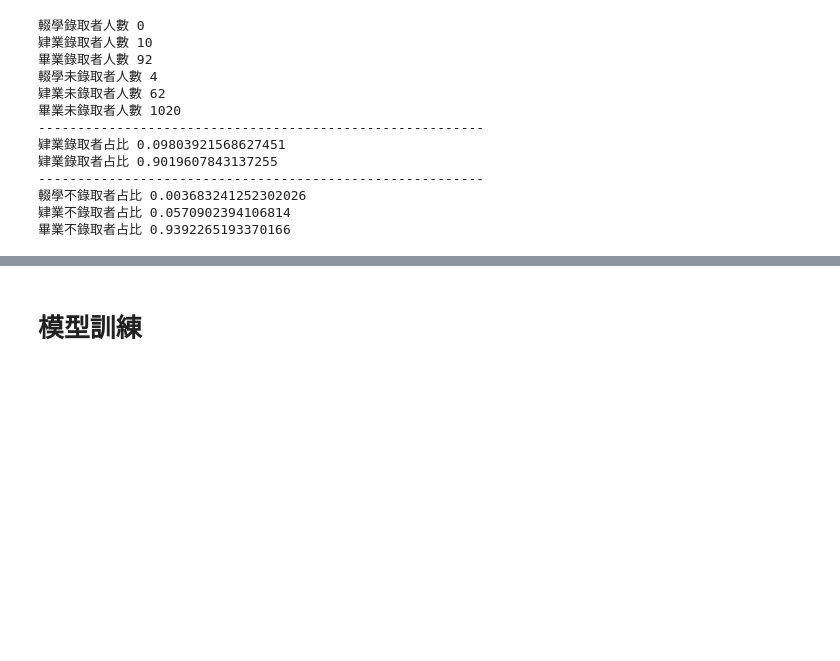
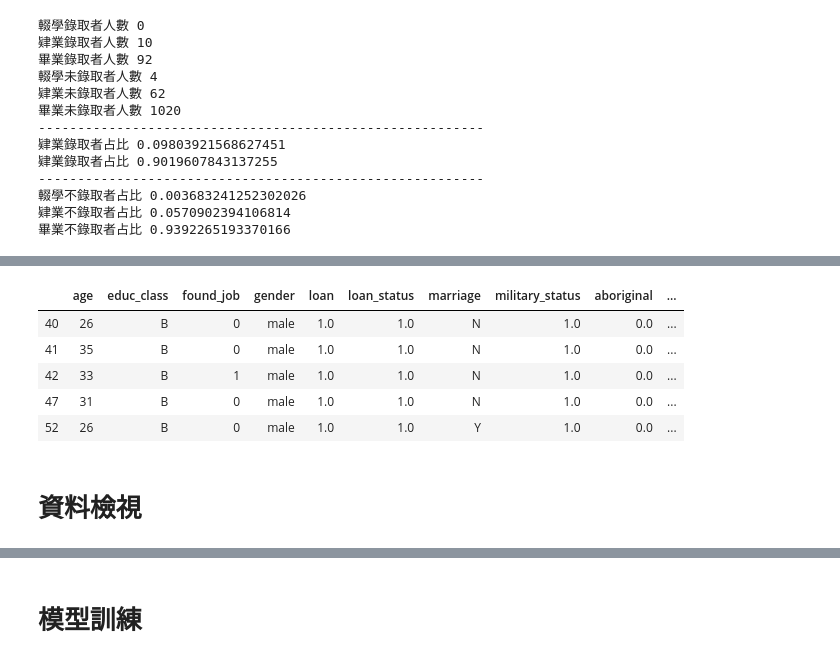
Before and after one commit to vandoris/myProject, a Jupyter notebook: recruit_mitigate.ipynb, the cells around one changed output, grey strips where cells are left out. Cells and saved outputs as stored; diff of their text form; code cells hidden in the pictures; blank space fills up the shorter version.

```diff
--- a/recruit_mitigate.ipynb
+++ b/recruit_mitigate.ipynb
@@ -875,0 +885,11 @@ df.to_excel("recruit_train_test.xlsx")
+# %%
+df.head()
+# %% [output]
+|  | age | educ_class | found_job | gender | loan | loan_status | marriage | military_status | aboriginal | ... |
+| 40 | 26 | B | 0 | male | 1.0 | 1.0 | N | 1.0 | 0.0 | ... |
+| 41 | 35 | B | 0 | male | 1.0 | 1.0 | N | 1.0 | 0.0 | ... |
+| 42 | 33 | B | 1 | male | 1.0 | 1.0 | N | 1.0 | 0.0 | ... |
+| 47 | 31 | B | 0 | male | 1.0 | 1.0 | N | 1.0 | 0.0 | ... |
+| 52 | 26 | B | 0 | male | 1.0 | 1.0 | Y | 1.0 | 0.0 | ... |
+# %% [markdown]
+# 資料檢視
```
Also changed, not shown: parts of 33 cells of this notebook.
